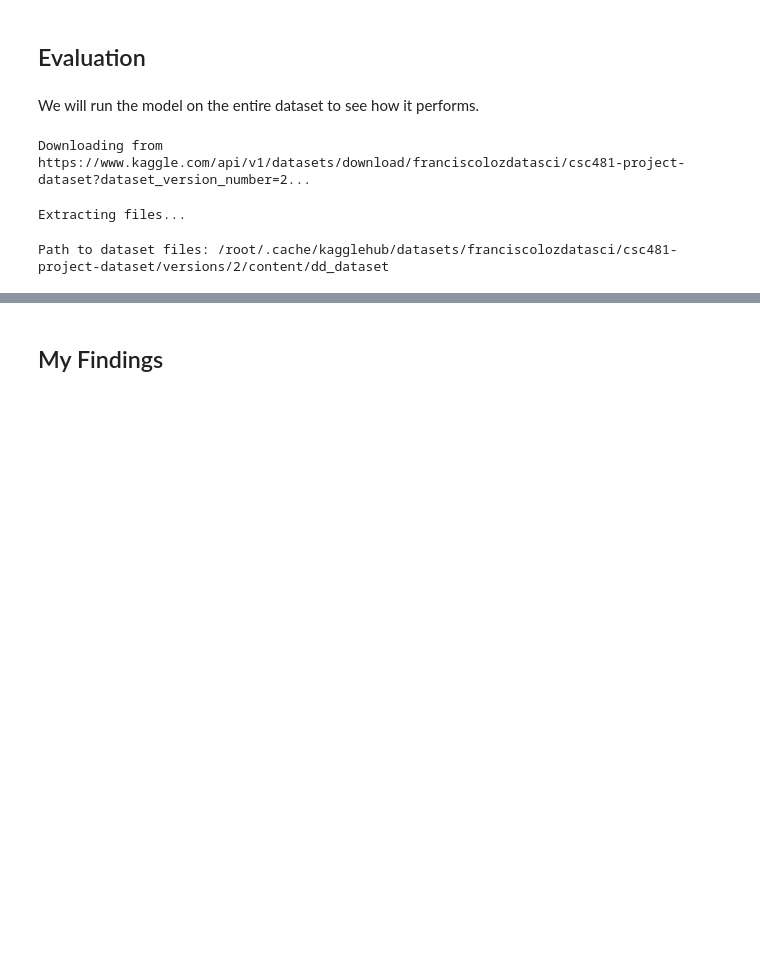
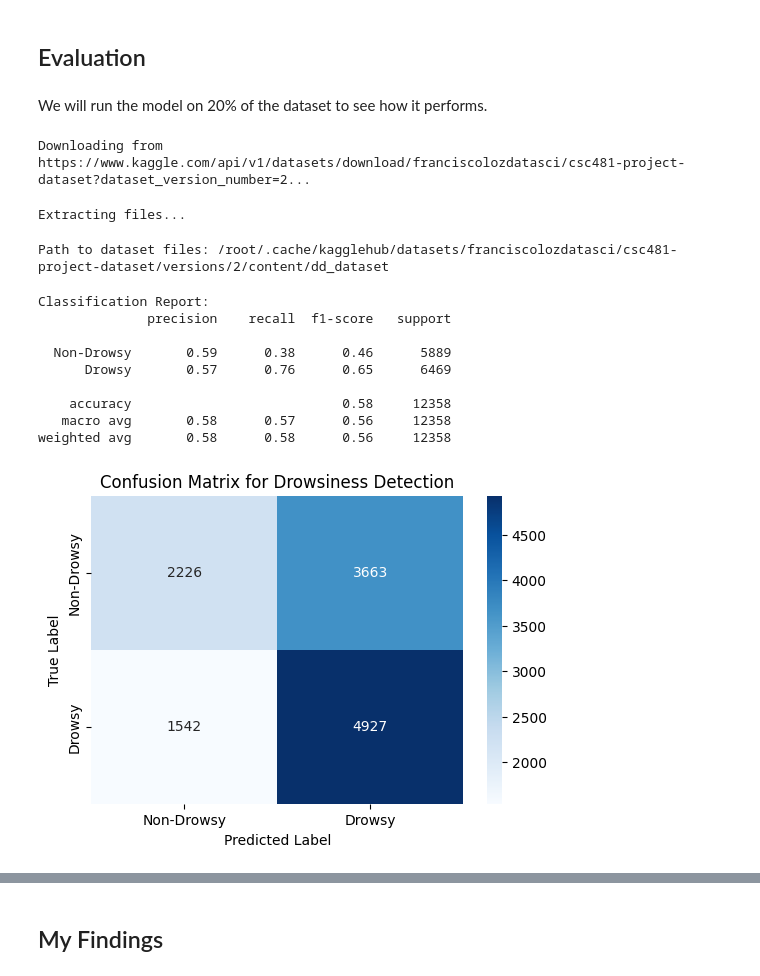
Before and after one commit to FranciscoLozCoding/csc481_Project, a Jupyter notebook: 2_modeling.ipynb, the cells around one changed output, grey strips where cells are left out. Saved outputs shown, nothing was run; the diff lists cells and outputs as text; code cells hidden in the pictures; blank space fills up the shorter version.

Commit message:
added another method to detect drowsiness

```diff
--- a/2_modeling.ipynb
+++ b/2_modeling.ipynb
@@ -347,7 +346,7 @@ The system was NOT able to detect non-drowsy correctly.
 # %% [markdown]
 ## Evaluation
 # %% [markdown]
-We will run the model on the entire dataset to see how it performs.
+We will run the model on 20% of the dataset to see how it performs.
 # %%
 #download the processed dataset
 path = kagglehub.dataset_download("franciscolozdatasci/csc481-project-dataset")
@@ -360,38 +390,27 @@ Path to dataset files: /root/.cache/kagglehub/datasets/franciscolozdatasci/csc48
 # %%
-# Paths to dataset directories
-drowsy_path = os.path.join(path, "Drowsy")
-non_drowsy_path = os.path.join(path, "Non Drowsy")
-
-# Parameters
-EYE_THRESH = 0.3  # Eye aspect ratio threshold for drowsiness
-
-# Arrays to store results
-y_true = []
-y_pred = []
-
-# Run detection on Drowsy images
-drowsy_images = [os.path.join(drowsy_path, img_name) for img_name in os.listdir(drowsy_path)]
-# Drowsy images labeled as True
-process_images_in_batch(drowsy_images, True, y_true, y_pred, detector, predictor)
-
-# Run detection on Non-Drowsy images
-non_drowsy_images = [os.path.join(non_drowsy_path, img_name) for img_name in os.listdir(non_drowsy_path)]
-# Non-Drowsy images labeled as False
-process_images_in_batch(non_drowsy_images, False, y_true, y_pred, detector, predictor)
-
 # Generate confusion matrix and classification report
 conf_matrix = confusion_matrix(y_true, y_pred)
 report = classification_report(y_true, y_pred, target_names=["Non-Drowsy", "Drowsy"])
-
 
 # Print the classification report
 print("Classification Report:")
 print(report)
 
 # Plot the confusion matrix
 plt.figure(figsize=(6, 4))
 sns.heatmap(conf_matrix, annot=True, fmt="d", cmap="Blues", xticklabels=["Non-Drowsy", "Drowsy"], yticklabels=["Non-Drowsy", "Drowsy"])
 plt.xlabel("Predicted Label")
 plt.ylabel("True Label")
 plt.title("Confusion Matrix for Drowsiness Detection")
 plt.show()
+# %% [output]
+Classification Report:
+              precision    recall  f1-score   support
+
+  Non-Drowsy       0.59      0.38      0.46      5889
+      Drowsy       0.57      0.76      0.65      6469
+
+    accuracy                           0.58     12358
+   macro avg       0.58      0.57      0.56     12358
+weighted avg       0.58      0.58      0.56     12358
+[figure, added]
```
Also changed, not shown: parts of 17 cells of this notebook.
